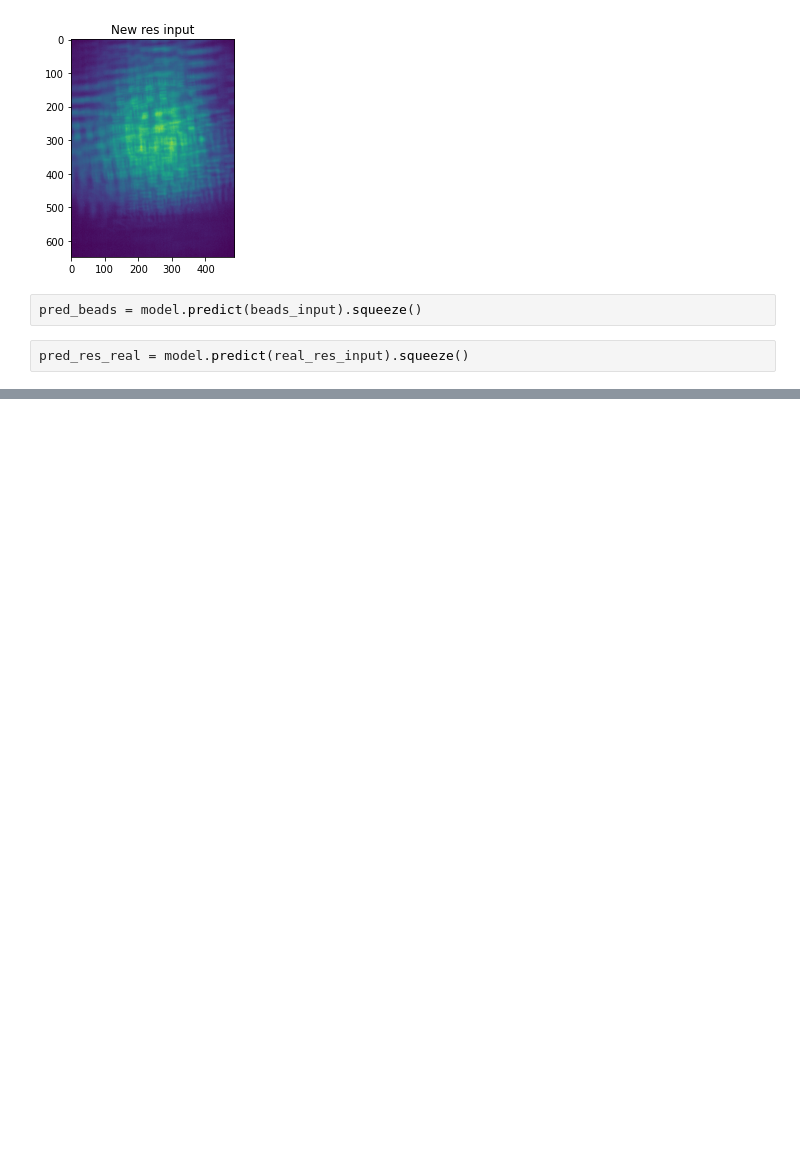
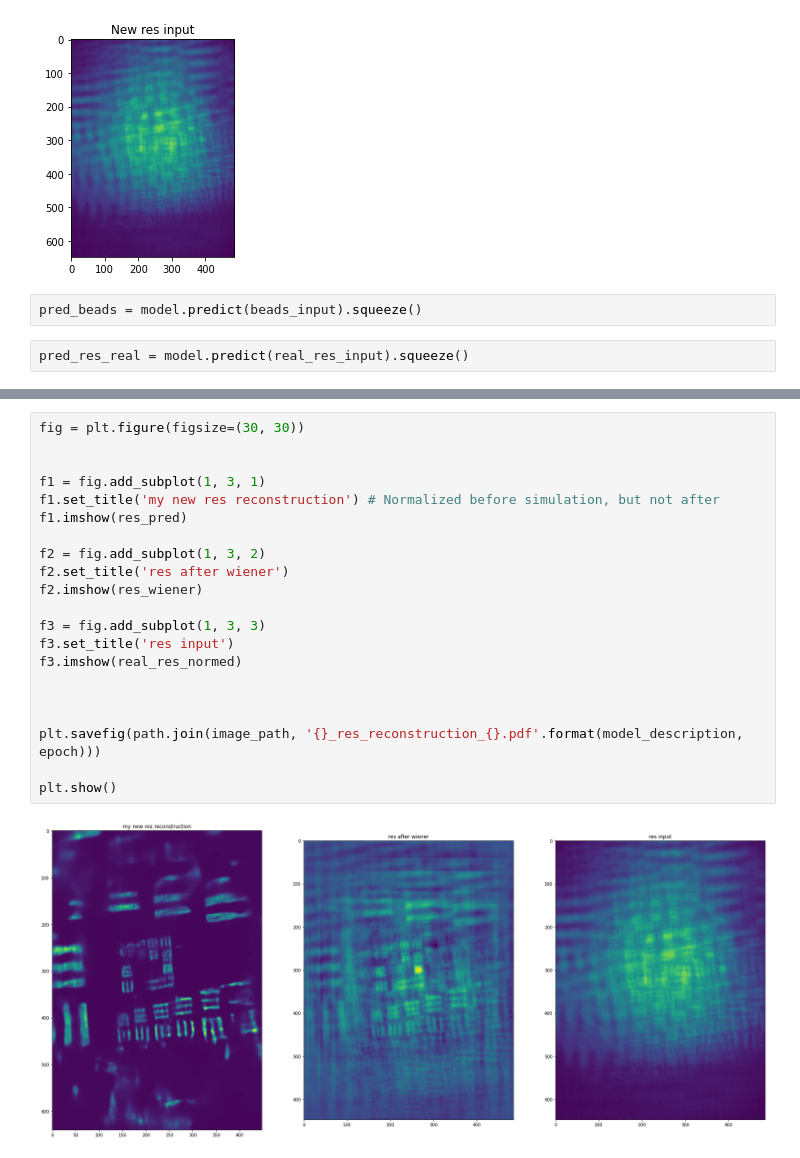
Before and after one commit to richardshuai/u-net-reconstruction, a Jupyter notebook: notebooks/2D_real_data_testing.ipynb, the cells around one changed output, grey strips where cells are left out. Drawn from its saved outputs; the diff is of its cells as text; blank space fills up the shorter version.

```diff
--- a/notebooks/2D_real_data_testing.ipynb
+++ b/notebooks/2D_real_data_testing.ipynb
@@ -117,0 +164,23 @@ plt.show()
+# %%
+fig = plt.figure(figsize=(30, 30))
+
+
+f1 = fig.add_subplot(1, 3, 1)
+f1.set_title('my new res reconstruction') # Normalized before simulation, but not after
+f1.imshow(res_pred)
+
+f2 = fig.add_subplot(1, 3, 2)
+f2.set_title('res after wiener')
+f2.imshow(res_wiener)
+
+f3 = fig.add_subplot(1, 3, 3)
+f3.set_title('res input')
+f3.imshow(real_res_normed)
+
+
+
+plt.savefig(path.join(image_path, '{}_res_reconstruction_{}.pdf'.format(model_description, epoch)))
+
+plt.show()
+# %% [output]
+[figure, added]
```
Also changed, not shown: parts of 18 cells of this notebook, 4 other files.
